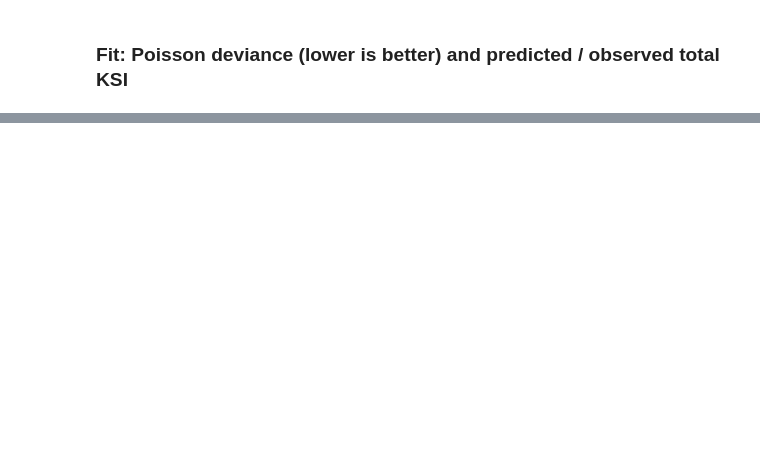
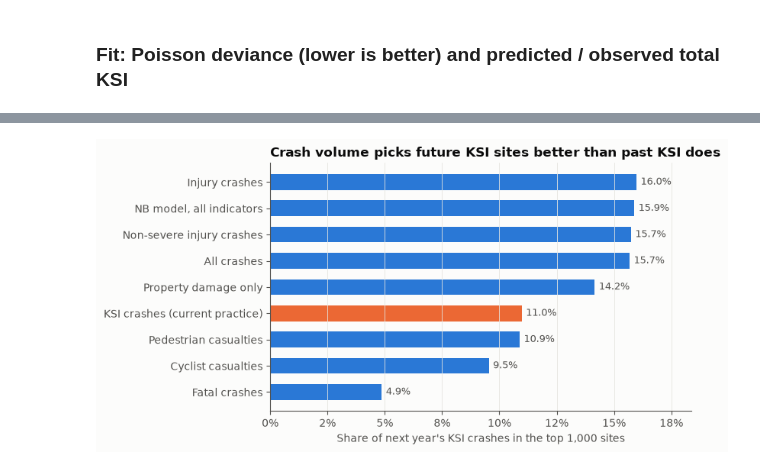
Before and after one commit to Group-7-Capstone/Group-7-Capstone, a Jupyter notebook: experiments/q1_ksi_risk.ipynb, the cells around one changed output, grey strips where cells are left out. Saved outputs shown, nothing was run; the diff lists cells and outputs as text; code cells hidden in the pictures; blank space fills up the shorter version.

```diff
--- a/experiments/q1_ksi_risk.ipynb
+++ b/experiments/q1_ksi_risk.ipynb
@@ -140,0 +152,31 @@ Rate ratios from the crash-history model fit on every year. Standard errors are
+# %%
+TOP_K = 1000
+indicators = {
+    "All crashes": "crashes_lag3",
+    "Injury crashes": "injury_lag3",
+    "Property damage only": "pdo_lag3",
+    "Non-severe injury crashes": "injury_nonsevere_lag3",
+    "Pedestrian casualties": "ped_injured_lag3",
+    "Cyclist casualties": "cyc_injured_lag3",
+    "KSI crashes (current practice)": "ksi_lag3",
+    "Fatal crashes": "fatal_lag3",
+}
+single = {}
+for label, col in indicators.items():
+    m, _, _ = evaluate(lambda col=col: HistoryRanker(col), panel, config)
+    single[label] = m.query("metric == 'top_k_capture' and scope == 'all' and k == @TOP_K")["value"].mean()
+single["NB model, all indicators"] = capture.loc[("all", "5 NB: crash history (tiers)"), TOP_K]
+single = pd.Series(single).sort_values()
+
+fig, ax = plt.subplots(figsize=(8, 4.2))
+colors = [PRACTICE if "current" in k else MODEL for k in single.index]
+bars = ax.barh(single.index, single.values, color=colors, height=0.6)
+ax.bar_label(bars, labels=[f"{v:.1%}" for v in single.values], padding=4, color=INK_2, fontsize=9)
+ax.set_xlabel(f"Share of next year's KSI crashes in the top {TOP_K:,} sites")
+ax.xaxis.set_major_formatter(plt.FuncFormatter(lambda v, _: f"{v:.0%}"))
+ax.grid(axis="y", visible=False)
+ax.set_xlim(0, single.max() * 1.15)
+ax.set_title("Crash volume picks future KSI sites better than past KSI does")
+fig.tight_layout()
+# %% [output]
+[figure, added]
```
Also changed, not shown: parts of 24 cells of this notebook, 2 other files.
